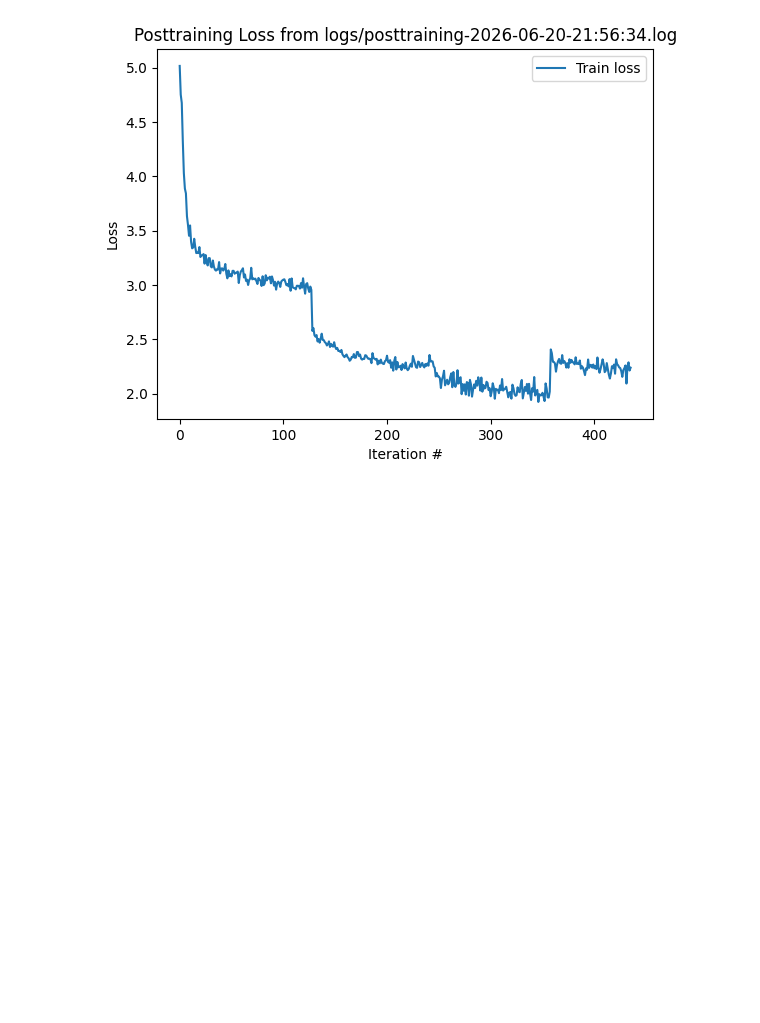
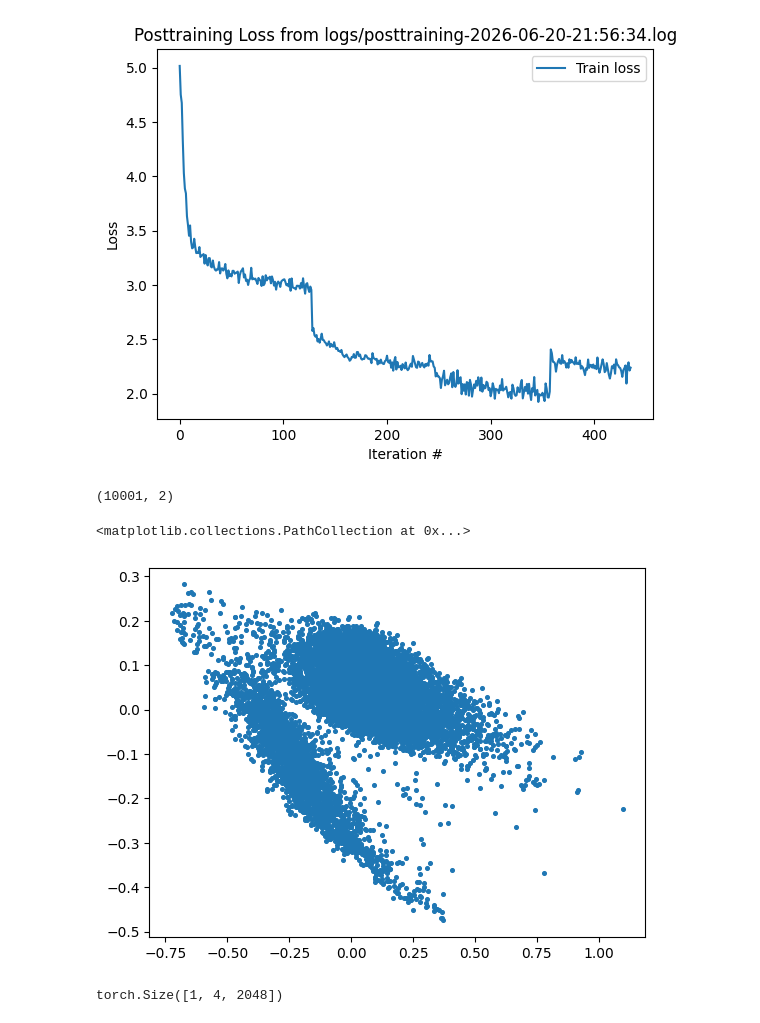
Before and after one commit to JackHanke/qt, a Jupyter notebook: workspace.ipynb, the cells around one changed output. Cells and saved outputs as stored; diff of their text form; code cells hidden in the pictures; blank space fills up the shorter version.

Commit message:
criminal visualization code

```diff
--- a/workspace.ipynb
+++ b/workspace.ipynb
@@ -663,3 +663,30 @@ plot_path = max(files , key = os.path.getctime)
 plot_from_logs(plot_path, cutoff=10_000)
 # %% [output]
 [figure]
+# %%
+from sklearn.decomposition import PCA
+
+pca = PCA(n_components=2)
+
+pcaed_embeds = pca.fit_transform(model.embeddings.weight.clone().detach().cpu().numpy())
+
+pcaed_embeds
+# %% [output]
+(10001, 2)
+# %%
+import matplotlib.pyplot as plt
+
+plt.scatter(pcaed_embeds[:, 0], pcaed_embeds[:, 1], s=7)
+# %% [output]
+<matplotlib.collections.PathCollection at 0x...>
+[figure, added]
+# %%
+with torch.inference_mode():
+    with torch.autocast(device_type='cuda', dtype=torch.bfloat16):
+        context_tokens_tensor = torch.tensor([2,4,3450,5]).unsqueeze(0).to(DEVICE)
+        output_logits, activations = model(context_tokens_tensor, do_viz=True)
+
+
+activations[0].shape
+# %% [output]
+torch.Size([1, 4, 2048])
```
Also changed, not shown: 3 other files.
